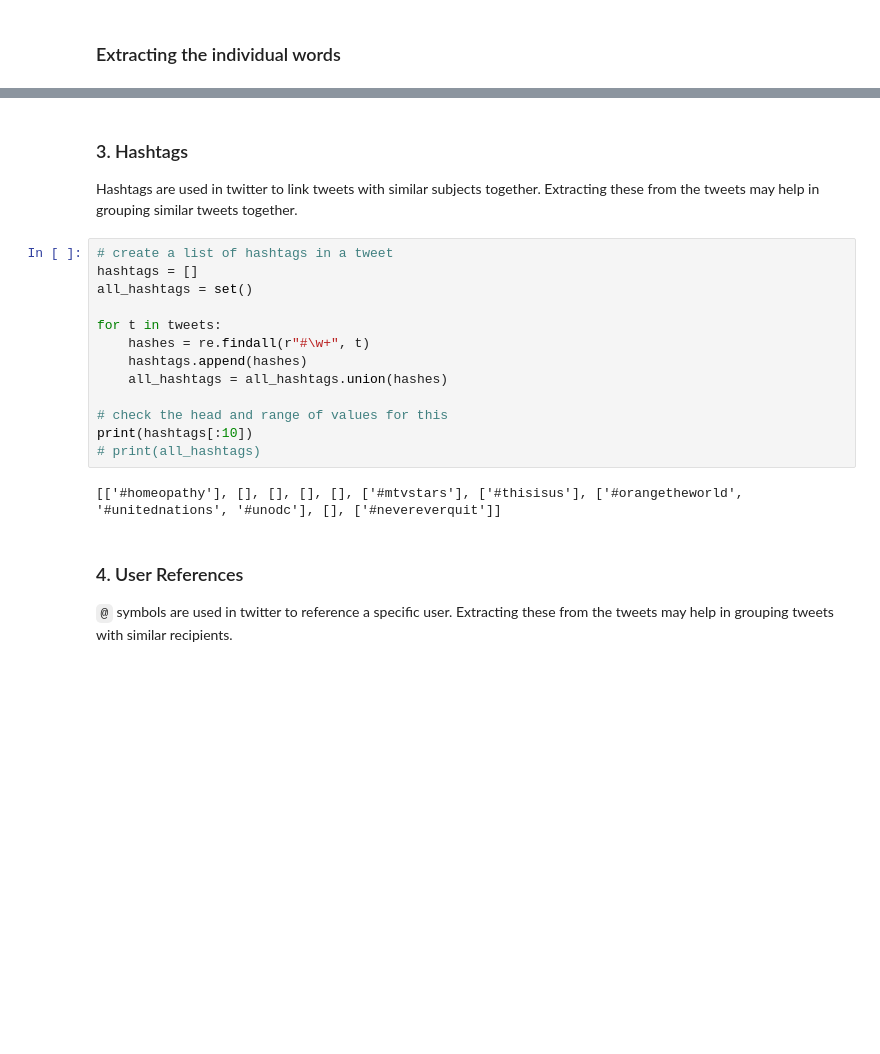
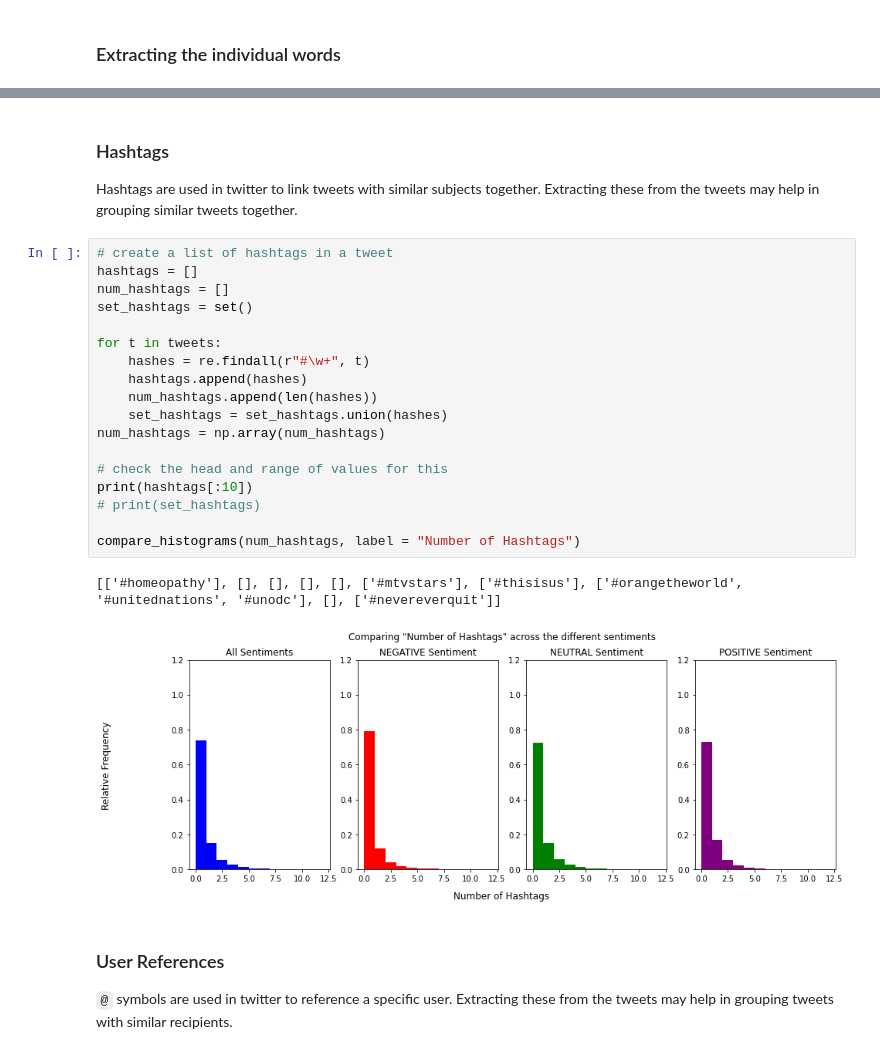
Before and after one commit to DigitalData/unimelb.comp30027.ml-assignment-2, a Jupyter notebook: code/feature-analysis.ipynb, the cells around one changed output, grey strips where cells are left out. Cells and saved outputs as stored; diff of their text form; blank space fills up the shorter version.

```diff
--- a/code/feature-analysis.ipynb
+++ b/code/feature-analysis.ipynb
@@ -93,24 +287,30 @@ print(set(num_links))
 # %% [markdown]
-### 3. Hashtags
+### Hashtags
 Hashtags are used in twitter to link tweets with similar subjects together.
 Extracting these from the tweets may help in grouping similar tweets together.
 # %%
 # create a list of hashtags in a tweet
 hashtags = []
-all_hashtags = set()
+num_hashtags = []
+set_hashtags = set()
 
 for t in tweets:
     hashes = re.findall(r"#\w+", t)
     hashtags.append(hashes)
-    all_hashtags = all_hashtags.union(hashes)
+    num_hashtags.append(len(hashes))
+    set_hashtags = set_hashtags.union(hashes)
+num_hashtags = np.array(num_hashtags)
 
 # check the head and range of values for this
 print(hashtags[:10])
-# print(all_hashtags)
+# print(set_hashtags)
+
+compare_histograms(num_hashtags, label = "Number of Hashtags")
 # %% [output]
 [['#homeopathy'], [], [], [], [], ['#mtvstars'], ['#thisisus'], ['#orangetheworld', '#unitednations', '#unodc'], [], ['#nevereverquit']]
+[figure, added]
 # %% [markdown]
-### 4. User References
+### User References
 `@` symbols are used in twitter to reference a specific user.
 Extracting these from the tweets may help in grouping tweets with similar recipients.
 # %%
```
Also changed, not shown: parts of 26 cells of this notebook.
